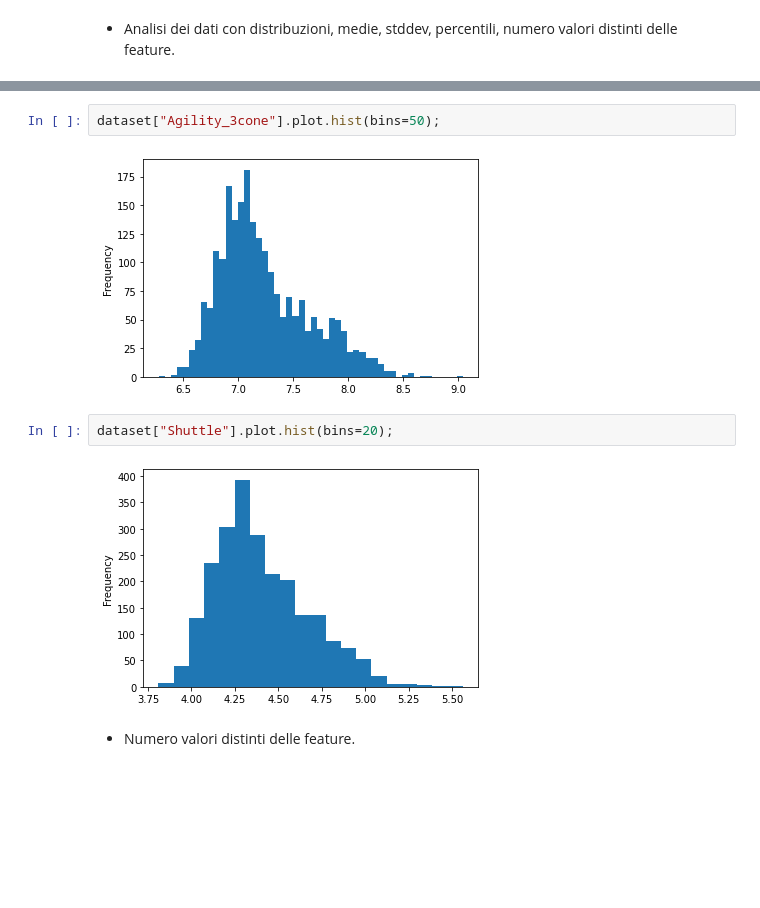
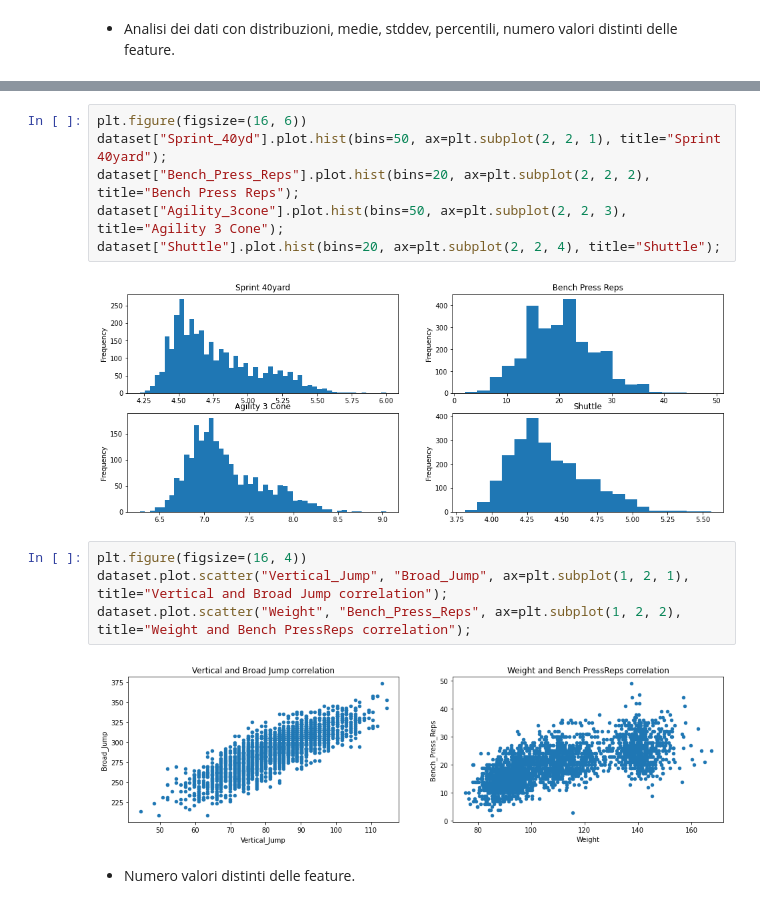
Before and after one commit to daze0/data-intensive-final-project, a Jupyter notebook: src/NFL.ipynb, the cells around one changed output, grey strips where cells are left out. Drawn from its saved outputs; the diff is of its cells as text; blank space fills up the shorter version.

```diff
--- a/src/NFL.ipynb
+++ b/src/NFL.ipynb
@@ -147,11 +131,17 @@ dataset.plot.scatter("Weight", "Bench_Press_Reps");
-# %%
-dataset["Agility_3cone"].plot.hist(bins=50);
-# %% [output]
-[figure, removed]
-# %%
-dataset["Shuttle"].plot.hist(bins=20);
-# %% [output]
-[figure, removed]
+# %%
+plt.figure(figsize=(16, 6))
+dataset["Sprint_40yd"].plot.hist(bins=50, ax=plt.subplot(2, 2, 1), title="Sprint 40yard");
+dataset["Bench_Press_Reps"].plot.hist(bins=20, ax=plt.subplot(2, 2, 2), title="Bench Press Reps");
+dataset["Agility_3cone"].plot.hist(bins=50, ax=plt.subplot(2, 2, 3), title="Agility 3 Cone");
+dataset["Shuttle"].plot.hist(bins=20, ax=plt.subplot(2, 2, 4), title="Shuttle");
+# %% [output]
+[figure, added]
+# %%
+plt.figure(figsize=(16, 4))
+dataset.plot.scatter("Vertical_Jump", "Broad_Jump", ax=plt.subplot(1, 2, 1), title="Vertical and Broad Jump correlation");
+dataset.plot.scatter("Weight", "Bench_Press_Reps", ax=plt.subplot(1, 2, 2), title="Weight and Bench PressReps correlation");
+# %% [output]
+[figure, added]
 # %% [markdown]
 - Numero valori distinti delle feature.
 # %%
```
Also changed, not shown: parts of 5 cells of this notebook.
